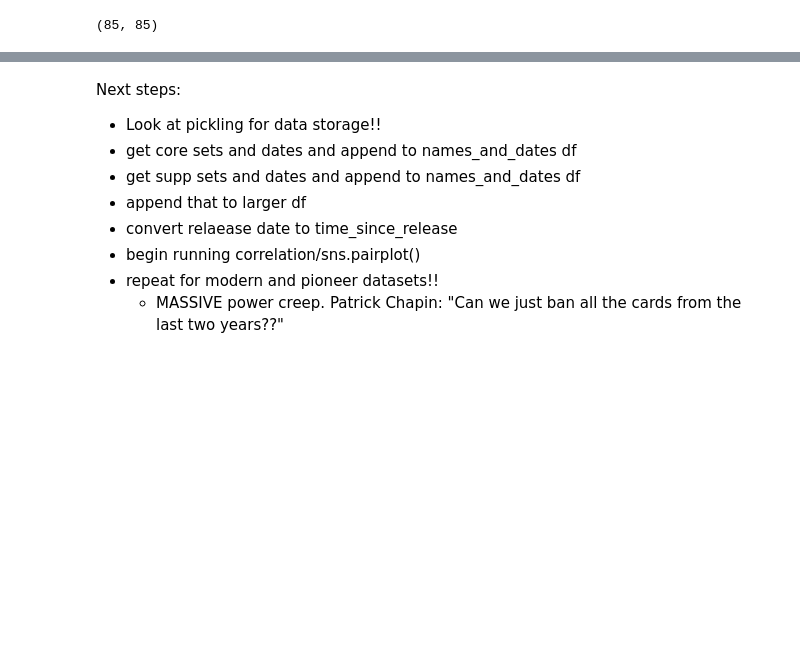
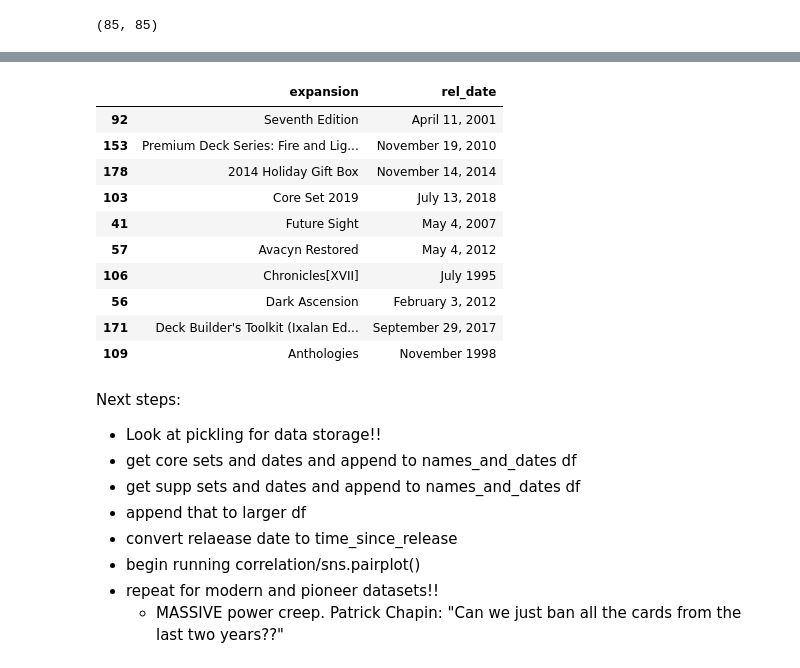
Before and after one commit to njaffe/Price_prediction_linear_regression, a Jupyter notebook: Project_2_Jaffe_N.ipynb, the cells around one changed output, grey strips where cells are left out. Cells and saved outputs as stored; diff of their text form; code cells hidden in the pictures; blank space fills up the shorter version.

```diff
--- a/Project_2_Jaffe_N.ipynb
+++ b/Project_2_Jaffe_N.ipynb
@@ -869,0 +1082,16 @@ soup.find_all('table', class_ = 'wikitable')[0]
+# %%
+# Scraping set and release date: supp sets
+
+supp_expansion_names = []
+supp_set_dates = []
+
+
+for set_ in soup.find_all('table', class_ = 'wikitable')[4].find_all('tr')[2:100]: # list of 'tr's goes to ????
+    if not set_.td.get('colspan'): # only cycle row tr's have 'colspan' attribute in first 'td' tag
+        print(set_.find_all('td')[0].text)
+        supp_expansion_names.append(set_.find_all('td')[0].text.strip())
+
+        print(set_.find_all('td')[3].text)
+        supp_set_dates.append(set_.find_all('td')[3].text.strip())
+
+        print('\n')
@@ -869,0 +1116,12 @@ soup.find_all('table', class_ = 'wikitable')[0]
+# %%
+# Removing [] from supp release dates
+
+supp_set_dates_new = []
+for i in supp_set_dates:
+    if '[' in i:
+        i=i[:-5] # three digits in brackets
+        supp_set_dates_new.append(i)
+    else: supp_set_dates_new.append(i)
+# set_dates_new[51] = set_dates_new[51][:-5]
+
+supp_set_dates_new
@@ -869,0 +1146,5 @@ soup.find_all('table', class_ = 'wikitable')[0]
+# %%
+# Making supp set frame
+
+supp_sets_and_rel_dates = pd.DataFrame(list(zip(supp_expansion_names, supp_set_dates_new)), columns = ['expansion', 'rel_date'])
+supp_sets_and_rel_dates.head()
@@ -869,0 +1160,7 @@ soup.find_all('table', class_ = 'wikitable')[0]
+# %%
+# Appending core set frame
+
+sets_and_rel_dates = sets_and_rel_dates.append(core_sets_and_rel_dates, ignore_index = True)
+sets_and_rel_dates = sets_and_rel_dates.append(supp_sets_and_rel_dates, ignore_index = True)
+
+sets_and_rel_dates.tail()
@@ -869,0 +1174,14 @@ soup.find_all('table', class_ = 'wikitable')[0]
+# %%
+sets_and_rel_dates.sample(10)
+# %% [output]
+|  | expansion | rel_date |
+| 92 | Seventh Edition | April 11, 2001 |
+| 153 | Premium Deck Series: Fire and Lig... | November 19, 2010 |
+| 178 | 2014 Holiday Gift Box | November 14, 2014 |
+| 103 | Core Set 2019 | July 13, 2018 |
+| 41 | Future Sight | May 4, 2007 |
+| 57 | Avacyn Restored | May 4, 2012 |
+| 106 | Chronicles[XVII] | July 1995 |
+| 56 | Dark Ascension | February 3, 2012 |
+| 171 | Deck Builder's Toolkit (Ixalan Ed... | September 29, 2017 |
+| 109 | Anthologies | November 1998 |
```
Also changed, not shown: parts of 78 cells of this notebook.
